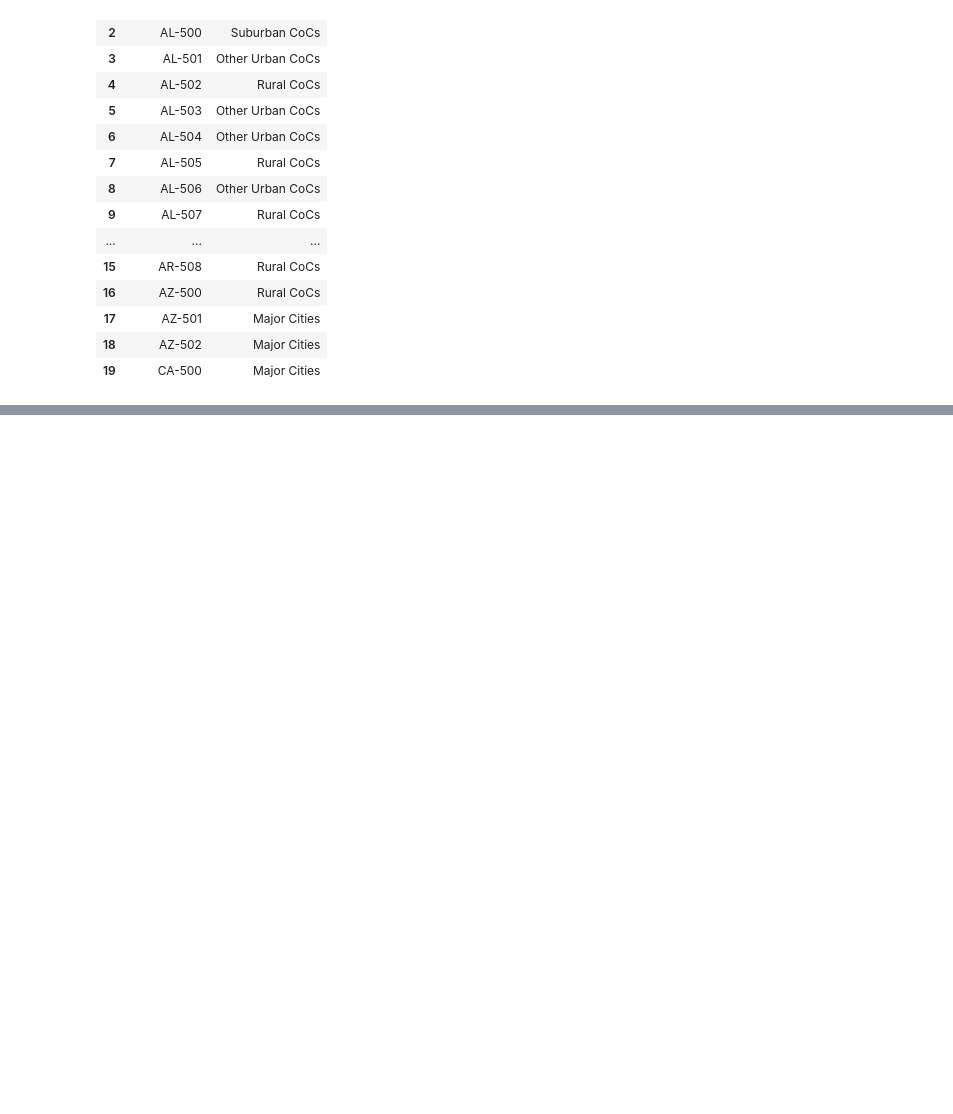
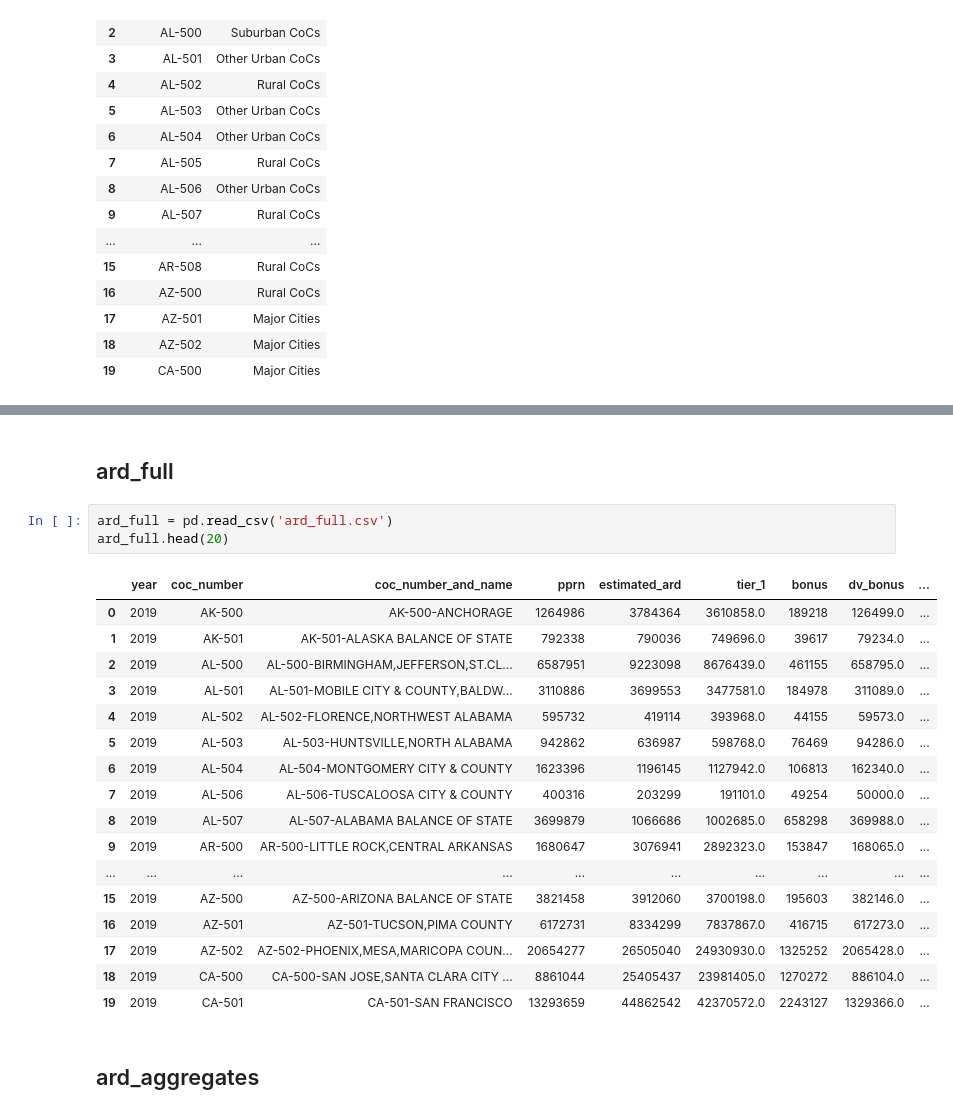
Before and after one commit to daniels241/UCLAx-Data-Science-Project, a Jupyter notebook: Notebooks/Loading Datasets.ipynb, the cells around one changed output, grey strips where cells are left out. Saved outputs shown, nothing was run; the diff lists cells and outputs as text; blank space fills up the shorter version.

```diff
--- a/Notebooks/Loading Datasets.ipynb
+++ b/Notebooks/Loading Datasets.ipynb
@@ -250,0 +402,25 @@ pit_coc_categories.head(20)
+# %% [markdown]
+## ard_full
+# %%
+ard_full = pd.read_csv('ard_full.csv')
+ard_full.head(20)
+# %% [output]
+|  | year | coc_number | coc_number_and_name | pprn | estimated_ard | tier_1 | bonus | dv_bonus | ... |
+| 0 | 2019 | AK-500 | AK-500-ANCHORAGE | 1264986 | 3784364 | 3610858.0 | 189218 | 126499.0 | ... |
+| 1 | 2019 | AK-501 | AK-501-ALASKA BALANCE OF STATE | 792338 | 790036 | 749696.0 | 39617 | 79234.0 | ... |
+| 2 | 2019 | AL-500 | AL-500-BIRMINGHAM,JEFFERSON,ST.CL... | 6587951 | 9223098 | 8676439.0 | 461155 | 658795.0 | ... |
+| 3 | 2019 | AL-501 | AL-501-MOBILE CITY & COUNTY,BALDW... | 3110886 | 3699553 | 3477581.0 | 184978 | 311089.0 | ... |
+| 4 | 2019 | AL-502 | AL-502-FLORENCE,NORTHWEST ALABAMA | 595732 | 419114 | 393968.0 | 44155 | 59573.0 | ... |
+| 5 | 2019 | AL-503 | AL-503-HUNTSVILLE,NORTH ALABAMA | 942862 | 636987 | 598768.0 | 76469 | 94286.0 | ... |
+| 6 | 2019 | AL-504 | AL-504-MONTGOMERY CITY & COUNTY | 1623396 | 1196145 | 1127942.0 | 106813 | 162340.0 | ... |
+| 7 | 2019 | AL-506 | AL-506-TUSCALOOSA CITY & COUNTY | 400316 | 203299 | 191101.0 | 49254 | 50000.0 | ... |
+| 8 | 2019 | AL-507 | AL-507-ALABAMA BALANCE OF STATE | 3699879 | 1066686 | 1002685.0 | 658298 | 369988.0 | ... |
+| 9 | 2019 | AR-500 | AR-500-LITTLE ROCK,CENTRAL ARKANSAS | 1680647 | 3076941 | 2892323.0 | 153847 | 168065.0 | ... |
+| ... | ... | ... | ... | ... | ... | ... | ... | ... | ... |
+| 15 | 2019 | AZ-500 | AZ-500-ARIZONA BALANCE OF STATE | 3821458 | 3912060 | 3700198.0 | 195603 | 382146.0 | ... |
+| 16 | 2019 | AZ-501 | AZ-501-TUCSON,PIMA COUNTY | 6172731 | 8334299 | 7837867.0 | 416715 | 617273.0 | ... |
+| 17 | 2019 | AZ-502 | AZ-502-PHOENIX,MESA,MARICOPA COUN... | 20654277 | 26505040 | 24930930.0 | 1325252 | 2065428.0 | ... |
+| 18 | 2019 | CA-500 | CA-500-SAN JOSE,SANTA CLARA CITY ... | 8861044 | 25405437 | 23981405.0 | 1270272 | 886104.0 | ... |
+| 19 | 2019 | CA-501 | CA-501-SAN FRANCISCO | 13293659 | 44862542 | 42370572.0 | 2243127 | 1329366.0 | ... |
+# %% [markdown]
+## ard_aggregates
```
Also changed, not shown: parts of 17 cells of this notebook.
